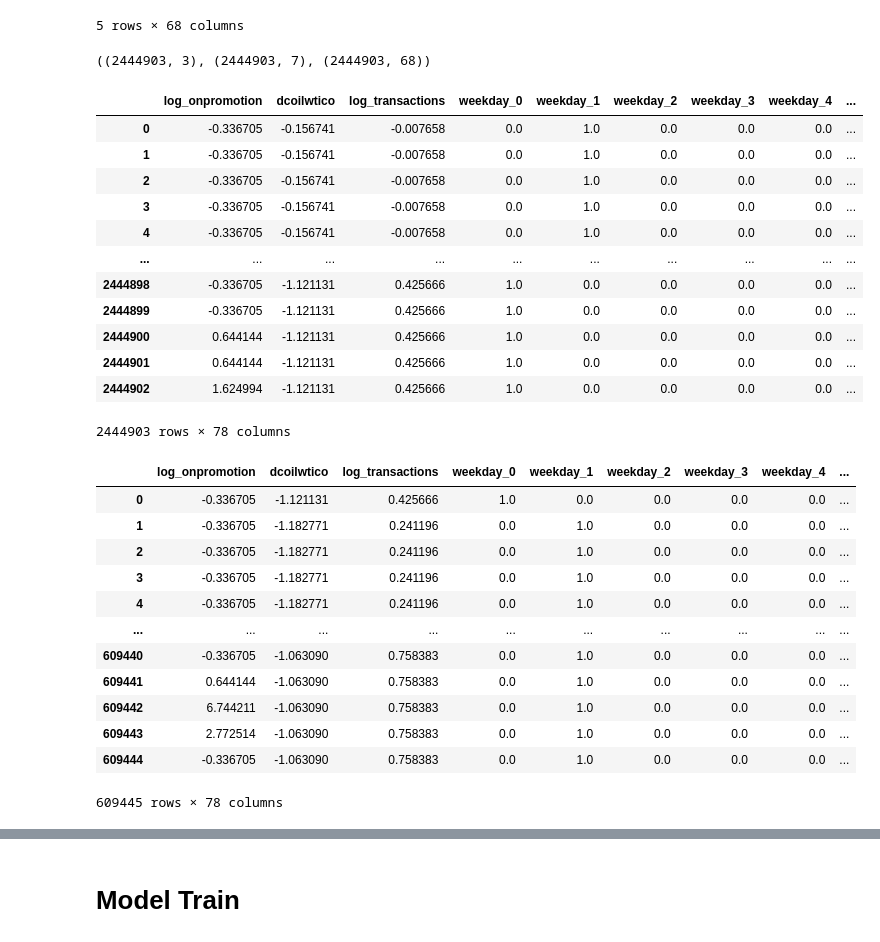
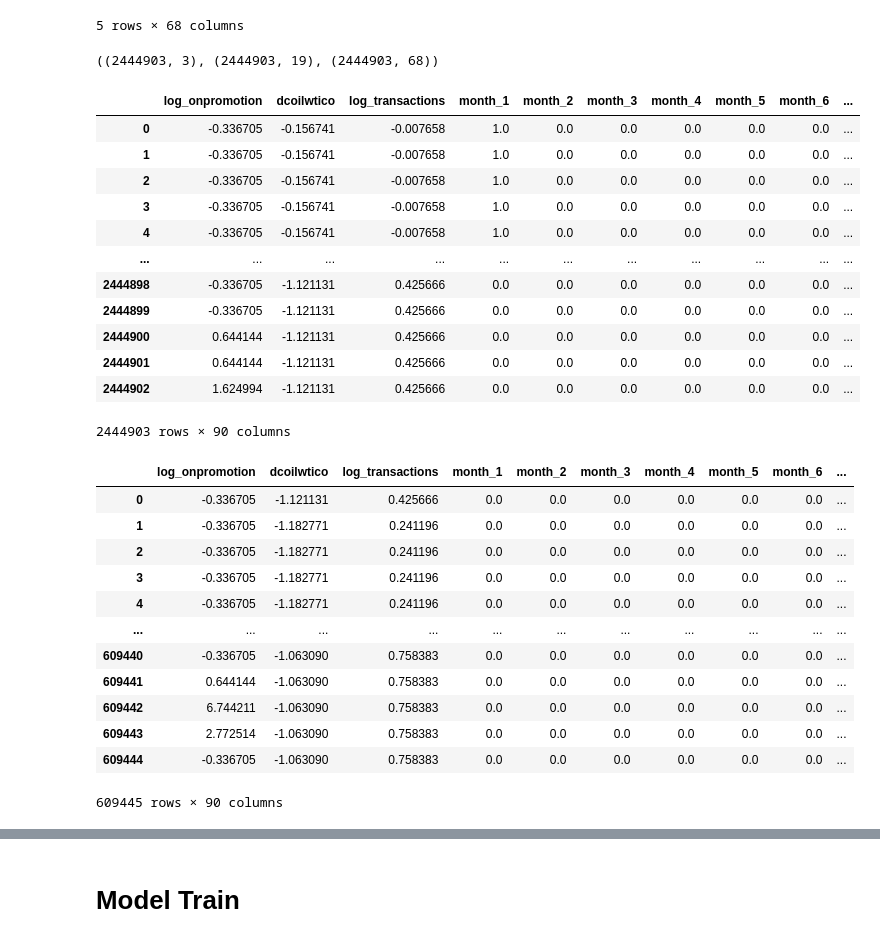
Before and after one commit to suusuu00/Kaggle-Store-Sales---Time-Series-Forecasting, a Jupyter notebook: train.ipynb, the cells around one changed output, grey strips where cells are left out. Saved outputs shown, nothing was run; the diff lists cells and outputs as text; code cells hidden in the pictures.

```diff
--- a/train.ipynb
+++ b/train.ipynb
@@ -662,8 +662,8 @@ from sklearn.decomposition import PCA
 numeric_col = ['log_onpromotion', 'dcoilwtico', 'log_transactions']
 # 카테고리 컬럼
 category_col = ['store_nbr', 'city', 'state', 'store_type', 'cluster', 'holiday_type', 'locale', 'locale_name', 'transferred', 'family', 'description']
-# 요일은 판매량에 큰 영향을 끼친다고 판단하여 pca에 따로 적용하지 않고 원핫인코딩만 함
-weekday_col = ['weekday']
+# 요일과 월은 판매량에 큰 영향을 끼친다고 판단하여 pca에 따로 적용하지 않고 원핫인코딩만 함
+date_col = ['month', 'weekday']
 # %%
 scaler = StandardScaler()
 scaler.fit(merge_train_df[numeric_col])
@@ -671,9 +671,9 @@ train_numeric_df = pd.DataFrame(scaler.transform(merge_train_df[numeric_col]), c
 val_numeric_df = pd.DataFrame(scaler.transform(merge_val_df[numeric_col]), columns= scaler.get_feature_names_out())
 test_numeric_df = pd.DataFrame(scaler.transform(merge_test_df[numeric_col]), columns= scaler.get_feature_names_out())
 # %%
-wd_oe = OneHotEncoder(sparse_output = False, handle_unknown = 'infrequent_if_exist')
-wd_oe.fit(merge_train_df[weekday_col])
-train_wd_oe_df = pd.DataFrame(wd_oe.transform(merge_train_df[weekday_col]), columns = wd_oe.get_feature_names_out())
-val_wd_oe_df = pd.DataFrame(wd_oe.transform(merge_val_df[weekday_col]), columns = wd_oe.get_feature_names_out())
-test_wd_oe_df = pd.DataFrame(wd_oe.transform(merge_test_df[weekday_col]), columns = wd_oe.get_feature_names_out())
+date_oe = OneHotEncoder(sparse_output = False, handle_unknown = 'infrequent_if_exist')
+date_oe.fit(merge_train_df[date_col])
+train_date_oe_df = pd.DataFrame(date_oe.transform(merge_train_df[date_col]), columns = date_oe.get_feature_names_out())
+val_date_oe_df = pd.DataFrame(date_oe.transform(merge_val_df[date_col]), columns = date_oe.get_feature_names_out())
+test_date_oe_df = pd.DataFrame(date_oe.transform(merge_test_df[date_col]), columns = date_oe.get_feature_names_out())
 # %%
@@ -713,41 +713,41 @@ train_oe_select_df.head()
 | 4 | 2.412013 | 1.224808 | -0.430733 | 0.589077 | -0.47931 | ... |
 5 rows × 68 columns
 # %%
-train_numeric_df.shape, train_wd_oe_df.shape, train_oe_select_df.shape
+train_numeric_df.shape, train_date_oe_df.shape, train_oe_select_df.shape
 # %% [output]
-((2444903, 3), (2444903, 7), (2444903, 68))
+((2444903, 3), (2444903, 19), (2444903, 68))
 # %%
-merge_train_oe_df = pd.concat([train_numeric_df, train_wd_oe_df, train_oe_select_df], axis = 1)
+merge_train_oe_df = pd.concat([train_numeric_df, train_date_oe_df, train_oe_select_df], axis = 1)
 merge_train_oe_df
 # %% [output]
-|  | log_onpromotion | dcoilwtico | log_transactions | weekday_0 | weekday_1 | weekday_2 | weekday_3 | weekday_4 | ... |
-| 0 | -0.336705 | -0.156741 | -0.007658 | 0.0 | 1.0 | 0.0 | 0.0 | 0.0 | ... |
-| 1 | -0.336705 | -0.156741 | -0.007658 | 0.0 | 1.0 | 0.0 | 0.0 | 0.0 | ... |
-| 2 | -0.336705 | -0.156741 | -0.007658 | 0.0 | 1.0 | 0.0 | 0.0 | 0.0 | ... |
-| 3 | -0.336705 | -0.156741 | -0.007658 | 0.0 | 1.0 | 0.0 | 0.0 | 0.0 | ... |
-| 4 | -0.336705 | -0.156741 | -0.007658 | 0.0 | 1.0 | 0.0 | 0.0 | 0.0 | ... |
-| ... | ... | ... | ... | ... | ... | ... | ... | ... | ... |
-| 2444898 | -0.336705 | -1.121131 | 0.425666 | 1.0 | 0.0 | 0.0 | 0.0 | 0.0 | ... |
-| 2444899 | -0.336705 | -1.121131 | 0.425666 | 1.0 | 0.0 | 0.0 | 0.0 | 0.0 | ... |
-| 2444900 | 0.644144 | -1.121131 | 0.425666 | 1.0 | 0.0 | 0.0 | 0.0 | 0.0 | ... |
-| 2444901 | 0.644144 | -1.121131 | 0.425666 | 1.0 | 0.0 | 0.0 | 0.0 | 0.0 | ... |
-| 2444902 | 1.624994 | -1.121131 | 0.425666 | 1.0 | 0.0 | 0.0 | 0.0 | 0.0 | ... |
+|  | log_onpromotion | dcoilwtico | log_transactions | month_1 | month_2 | month_3 | month_4 | month_5 | month_6 | ... |
+| 0 | -0.336705 | -0.156741 | -0.007658 | 1.0 | 0.0 | 0.0 | 0.0 | 0.0 | 0.0 | ... |
+| 1 | -0.336705 | -0.156741 | -0.007658 | 1.0 | 0.0 | 0.0 | 0.0 | 0.0 | 0.0 | ... |
+| 2 | -0.336705 | -0.156741 | -0.007658 | 1.0 | 0.0 | 0.0 | 0.0 | 0.0 | 0.0 | ... |
+| 3 | -0.336705 | -0.156741 | -0.007658 | 1.0 | 0.0 | 0.0 | 0.0 | 0.0 | 0.0 | ... |
+| 4 | -0.336705 | -0.156741 | -0.007658 | 1.0 | 0.0 | 0.0 | 0.0 | 0.0 | 0.0 | ... |
+| ... | ... | ... | ... | ... | ... | ... | ... | ... | ... | ... |
+| 2444898 | -0.336705 | -1.121131 | 0.425666 | 0.0 | 0.0 | 0.0 | 0.0 | 0.0 | 0.0 | ... |
+| 2444899 | -0.336705 | -1.121131 | 0.425666 | 0.0 | 0.0 | 0.0 | 0.0 | 0.0 | 0.0 | ... |
+| 2444900 | 0.644144 | -1.121131 | 0.425666 | 0.0 | 0.0 | 0.0 | 0.0 | 0.0 | 0.0 | ... |
+| 2444901 | 0.644144 | -1.121131 | 0.425666 | 0.0 | 0.0 | 0.0 | 0.0 | 0.0 | 0.0 | ... |
+| 2444902 | 1.624994 | -1.121131 | 0.425666 | 0.0 | 0.0 | 0.0 | 0.0 | 0.0 | 0.0 | ... |
-2444903 rows × 78 columns
+2444903 rows × 90 columns
 # %%
-merge_val_oe_df = pd.concat([val_numeric_df, val_wd_oe_df, val_oe_select_df], axis = 1)
+merge_val_oe_df = pd.concat([val_numeric_df, val_date_oe_df, val_oe_select_df], axis = 1)
 merge_val_oe_df
 # %% [output]
-|  | log_onpromotion | dcoilwtico | log_transactions | weekday_0 | weekday_1 | weekday_2 | weekday_3 | weekday_4 | ... |
-| 0 | -0.336705 | -1.121131 | 0.425666 | 1.0 | 0.0 | 0.0 | 0.0 | 0.0 | ... |
-| 1 | -0.336705 | -1.182771 | 0.241196 | 0.0 | 1.0 | 0.0 | 0.0 | 0.0 | ... |
-| 2 | -0.336705 | -1.182771 | 0.241196 | 0.0 | 1.0 | 0.0 | 0.0 | 0.0 | ... |
-| 3 | -0.336705 | -1.182771 | 0.241196 | 0.0 | 1.0 | 0.0 | 0.0 | 0.0 | ... |
-| 4 | -0.336705 | -1.182771 | 0.241196 | 0.0 | 1.0 | 0.0 | 0.0 | 0.0 | ... |
-| ... | ... | ... | ... | ... | ... | ... | ... | ... | ... |
-| 609440 | -0.336705 | -1.063090 | 0.758383 | 0.0 | 1.0 | 0.0 | 0.0 | 0.0 | ... |
-| 609441 | 0.644144 | -1.063090 | 0.758383 | 0.0 | 1.0 | 0.0 | 0.0 | 0.0 | ... |
-| 609442 | 6.744211 | -1.063090 | 0.758383 | 0.0 | 1.0 | 0.0 | 0.0 | 0.0 | ... |
-| 609443 | 2.772514 | -1.063090 | 0.758383 | 0.0 | 1.0 | 0.0 | 0.0 | 0.0 | ... |
-| 609444 | -0.336705 | -1.063090 | 0.758383 | 0.0 | 1.0 | 0.0 | 0.0 | 0.0 | ... |
+|  | log_onpromotion | dcoilwtico | log_transactions | month_1 | month_2 | month_3 | month_4 | month_5 | month_6 | ... |
+| 0 | -0.336705 | -1.121131 | 0.425666 | 0.0 | 0.0 | 0.0 | 0.0 | 0.0 | 0.0 | ... |
+| 1 | -0.336705 | -1.182771 | 0.241196 | 0.0 | 0.0 | 0.0 | 0.0 | 0.0 | 0.0 | ... |
+| 2 | -0.336705 | -1.182771 | 0.241196 | 0.0 | 0.0 | 0.0 | 0.0 | 0.0 | 0.0 | ... |
+| 3 | -0.336705 | -1.182771 | 0.241196 | 0.0 | 0.0 | 0.0 | 0.0 | 0.0 | 0.0 | ... |
+| 4 | -0.336705 | -1.182771 | 0.241196 | 0.0 | 0.0 | 0.0 | 0.0 | 0.0 | 0.0 | ... |
+| ... | ... | ... | ... | ... | ... | ... | ... | ... | ... | ... |
+| 609440 | -0.336705 | -1.063090 | 0.758383 | 0.0 | 0.0 | 0.0 | 0.0 | 0.0 | 0.0 | ... |
+| 609441 | 0.644144 | -1.063090 | 0.758383 | 0.0 | 0.0 | 0.0 | 0.0 | 0.0 | 0.0 | ... |
+| 609442 | 6.744211 | -1.063090 | 0.758383 | 0.0 | 0.0 | 0.0 | 0.0 | 0.0 | 0.0 | ... |
+| 609443 | 2.772514 | -1.063090 | 0.758383 | 0.0 | 0.0 | 0.0 | 0.0 | 0.0 | 0.0 | ... |
+| 609444 | -0.336705 | -1.063090 | 0.758383 | 0.0 | 0.0 | 0.0 | 0.0 | 0.0 | 0.0 | ... |
-609445 rows × 78 columns
+609445 rows × 90 columns
 # %%
```
Also changed, not shown: parts of 20 cells of this notebook, 4 other files.
